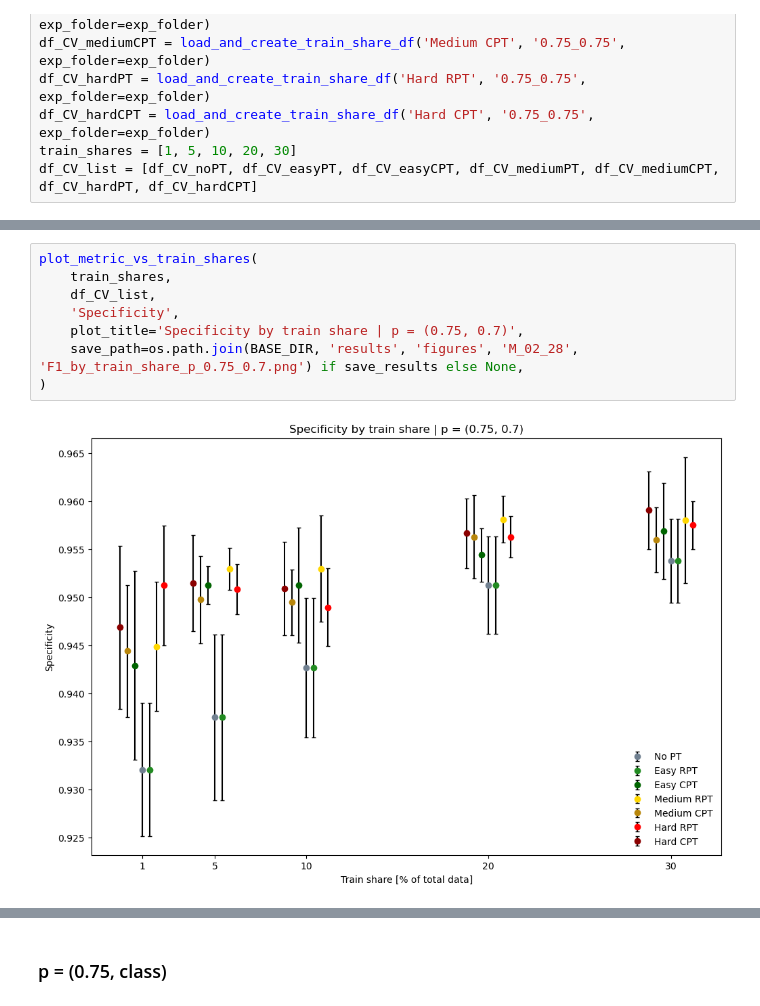
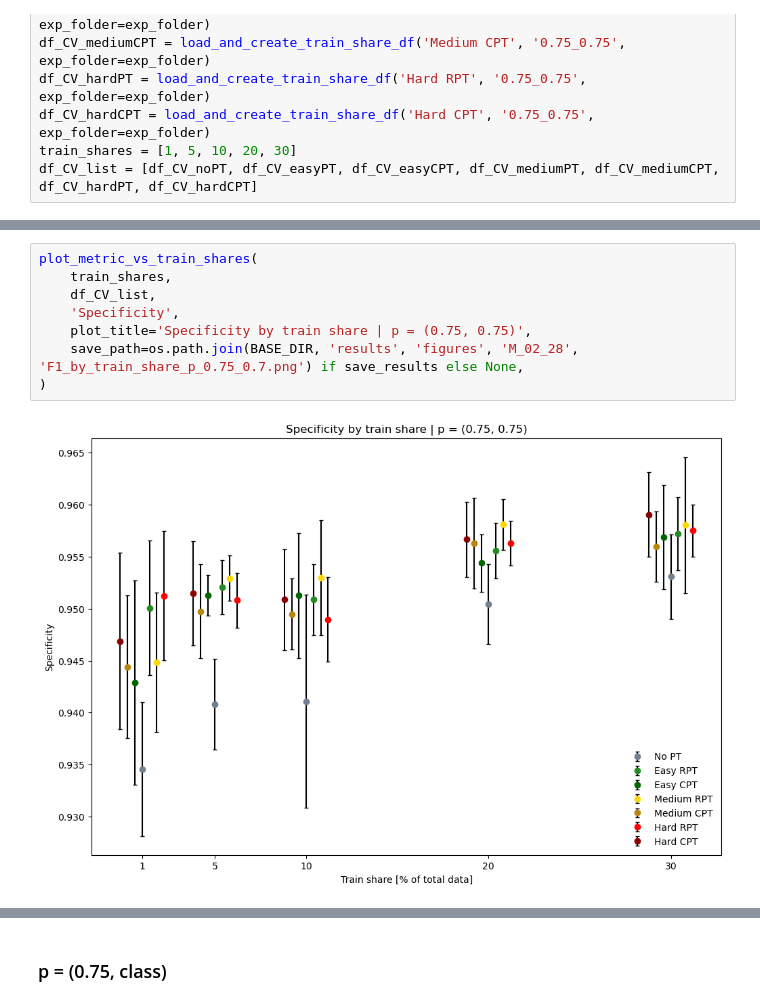
Before and after one commit to jespeols/ARFusion, a Jupyter notebook: overall_and_ab_analysis_WL.ipynb, the cells around one changed output, grey strips where cells are left out. Drawn from its saved outputs; the diff is of its cells as text.

```diff
--- a/overall_and_ab_analysis_WL.ipynb
+++ b/overall_and_ab_analysis_WL.ipynb
@@ -289,13 +300,13 @@ plot_metric_vs_train_shares(
 # %%
 plot_metric_vs_train_shares(
     train_shares,
     df_CV_list,
     'Specificity',
-    plot_title='Specificity by train share | p = (0.75, 0.7)',
+    plot_title='Specificity by train share | p = (0.75, 0.75)',
     save_path=os.path.join(BASE_DIR, 'results', 'figures', 'M_02_28', 'F1_by_train_share_p_0.75_0.7.png') if save_results else None,
 )
 # %% [output]
-[figure, old version]
+[figure, new version]
 # %%
 plot_metric_vs_train_shares(
     train_shares,
```
Also changed, not shown: parts of 19 cells of this notebook, 3 other files.
